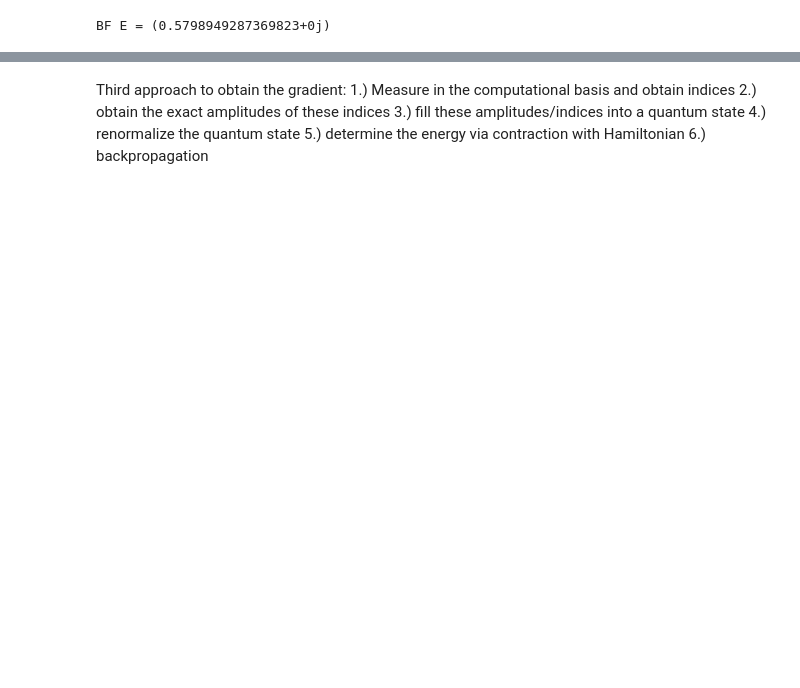
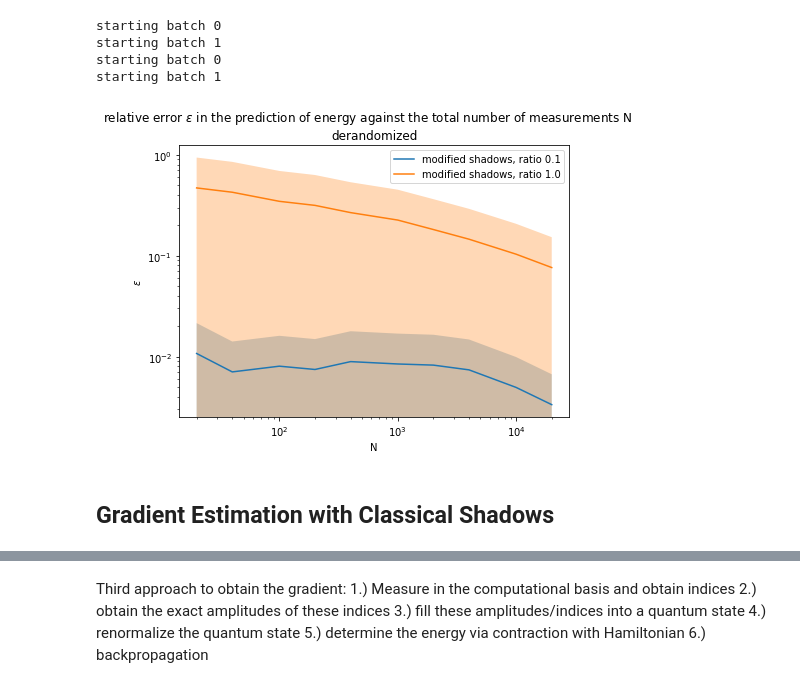
Before and after one commit to LennartBuerger/classical-shadows-for-1d-TFIM-energy-estimation, a Jupyter notebook: display_data/mps_display.ipynb, the cells around one changed output, grey strips where cells are left out. Cells and saved outputs as stored; diff of their text form; code cells hidden in the pictures; blank space fills up the shorter version.

```diff
--- a/display_data/mps_display.ipynb
+++ b/display_data/mps_display.ipynb
@@ -97,3 +134,56 @@ Text(0, 0.5, '$\\epsilon$')
+# %%
+# now we look at the performance of derandomized shadows alone
+#modified shadows
+qubit_num = 14
+batches = 2
+some_ratios = np.array([0.1, 1.0])
+num_of_measurements_per_rot = np.array([10, 20, 50, 100, 200, 500, 1000, 2000, 5000, 10000])
+num_of_measurements = 2 * np.ones(np.size(num_of_measurements_per_rot))
+meas_methods = ['derandomized']
+rel_error_modified = np.zeros((np.size(num_of_measurements), batches, np.size(meas_methods), np.size(some_ratios)))
+for s in range(np.size(some_ratios)):
+    ground_state = ground_state_dict[str(1)]['open'][str(qubit_num)][str(some_ratios[s])]
+    mps = MPS.from_state_vector(qubit_num, ground_state)
+    mps.normalise()
+    mps.orth_idx = 0
+    mps.canonicalise(qubit_num - 1)
+    for l in range(0,1):
+        for b in range(batches):
+            print('starting batch ' + str(b))
+            for i in range(np.size(num_of_measurements)):
+                observables = TfimHamiltonianOpenFermion(qubit_num, some_ratios[s], 1, 'open').observables_for_energy_estimation()
+                meas_outcomes, meas_procedure, probs = MPSQuantumState(qubit_num, mps).measurement_shadow(int(num_of_measurements[i]), int(num_of_measurements_per_rot[i]), meas_methods[l], observables)
+                energies = pt.zeros(len(meas_outcomes))
+                for n in range(len(meas_outcomes)):
+                    probs_direct = MPSQuantumState(qubit_num, mps).rotate_pauli(meas_procedure[n]).prob(pt.tensor(meas_outcomes[n]))
+                    measurements = conversion_to_prediction_shadow_dict_shape([meas_procedure[n]]*len(meas_outcomes[n]), np.array(meas_outcomes[n]), qubit_num)
+                    energies[n] = TfimHamiltonianOpenFermion(qubit_num, some_ratios[s], 1, 'open').energy_shadow_mps_modified(measurements, probs_direct, meas_methods[l])
+                energy = pt.mean(energies)
+                energy_brute = energy_dict[str(1)]['open'][str(qubit_num)][str(some_ratios[s])][0]
+                rel_error_modified[i,b,l,s] = np.abs(energy - energy_brute) / np.abs(energy_brute)
+# %% [output]
+starting batch 0
+starting batch 1
+starting batch 0
+starting batch 1
+# %%
+rel_error_mean = np.mean(rel_error_modified, axis=1)
+rel_error_std = np.mean(rel_error_modified, axis=1)
+fig, axs = plt.subplots(1, 1)
+fig.set_figheight(5)
+fig.set_figwidth(7)
+fig.suptitle('relative error $\epsilon$ in the prediction of energy against the total number of measurements N')
+for s in range(np.size(some_ratios)):
+    for l in range(0,1):
+        axs.plot(num_of_measurements*num_of_measurements_per_rot, rel_error_mean[:,l, s], label='modified shadows, ratio ' + str(some_ratios[s]))
+        axs.fill_between(num_of_measurements*num_of_measurements_per_rot, rel_error_mean[:,l, s] - rel_error_std[:,l, s], rel_error_mean[:,l,s] + rel_error_std[:,l,s], alpha=0.3)
+        axs.set(yscale='log', xscale='log', xlabel='N', ylabel='$\epsilon$')
+        axs.set_title(meas_methods[l])
+        axs.legend()
+# %% [output]
+[figure, added]
+# %% [markdown]
+## Gradient Estimation with Classical Shadows
 # %%
 # now we try to estimate the gradient directly by contracting the mps with hamiltonian
 #generate a random tensor list
@@ -109,18 +199,3 @@ mps.canonicalise(qubit_num - 1)
 param_vec = mps.to_param_vec()
 # we only needed this param vec to determine the size of the tensor
 random_param_vec = pt.rand(param_vec.shape[0], dtype=pt.cdouble)
-# %%
-# we estimate the energy exactly by contraction with the hamiltonian
-random_param_vec_brute = random_param_vec.detach()
-random_param_vec_brute.requires_grad_(True)
-mps.from_param_vec(param_vec=random_param_vec_brute)
-mps.normalise()
-mps.orth_idx = 0
-mps.canonicalise(qubit_num - 1)
-psi = mps.to_state_vector()
-hamiltonian = pt.from_numpy(TfimHamiltonianOpenFermion(qubit_num, ratio_h_j, 1, 'open').to_matrix().todense())
-energy_bf = psi.conj() @ hamiltonian @ psi / (psi.conj() @ psi)
-print(f'BF E = {energy_bf}')
-energy_bf.backward()
-# %% [output]
-BF E = (0.5798949287369823+0j)
```
Also changed, not shown: parts of 18 cells of this notebook, 1 other file.
